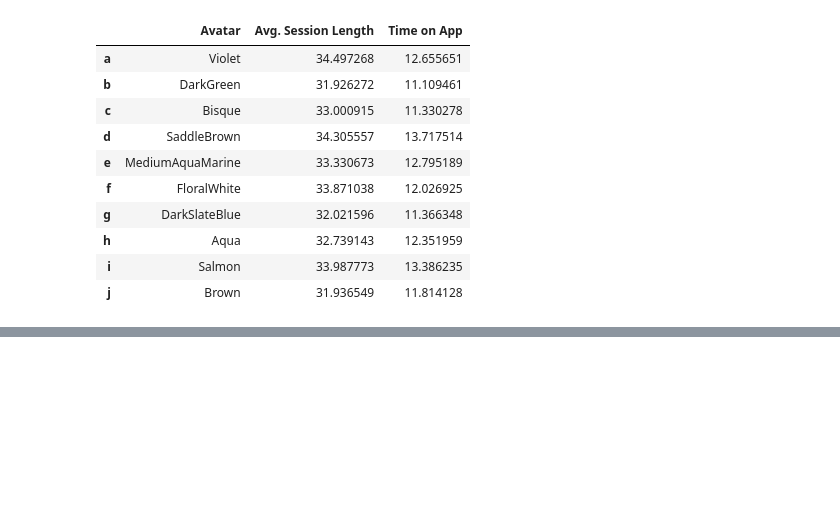
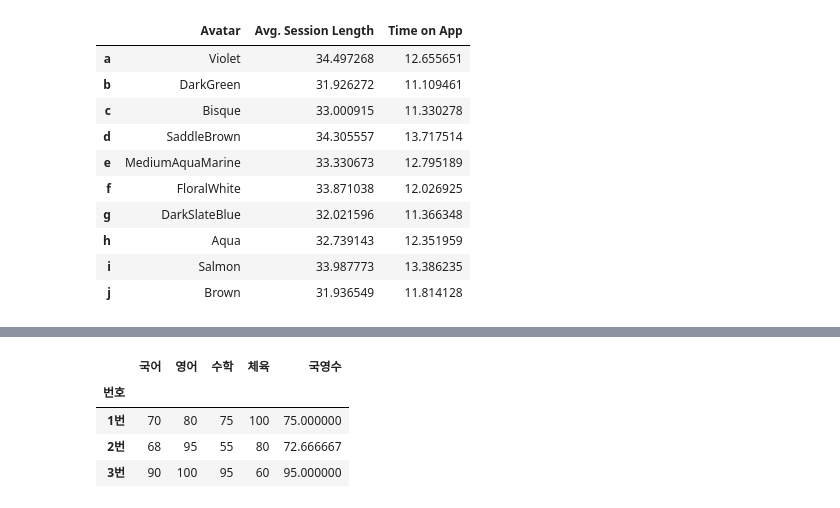
Before and after one commit to psuny1116/python-, a Jupyter notebook: python_data_analysis_basic.ipynb, the cells around one changed output, grey strips where cells are left out. Drawn from its saved outputs; the diff is of its cells as text; code cells hidden in the pictures; blank space fills up the shorter version.

Commit message:
update python_data_analysis_basic

```diff
--- a/python_data_analysis_basic.ipynb
+++ b/python_data_analysis_basic.ipynb
@@ -924,3 +924,7 @@ data.tail()     # 데이터 뒷부분 5개만
 | 497 | dale88@hotmail.com | 0787 Andrews Ranch Apt. 633\nSout... | Cornsilk | 32.646777 | 11.499409 | 38.332576 | 4.958264 | ... |
 | 498 | cwilson@hotmail.com | 680 Jennifer Lodge Apt. 808\nBren... | Teal | 33.322501 | 12.391423 | 36.840086 | 2.336485 | ... |
 | 499 | hannahwilson@davidson.com | 49791 Rachel Heights Apt. 898\nEa... | DarkMagenta | 33.715981 | 12.418808 | 35.771016 | 2.735160 | ... |
+# %%
+fpath = './데이터분석/인강/6. 러닝스푼즈_포트폴리오/파이썬 기초 강의자료/Ch2)Pandas_Basic/data/exam.xlsx'
+data = pd.read_excel(fpath, index_col = '번호')     # index_col로 인덱스로 사용할 컬럼 지정
+data
@@ -926,0 +937,5 @@ data.tail()     # 데이터 뒷부분 5개만
+# %%
+# 새로운 칼럼 추가
+
+data['체육'] = [100, 80, 60]
+data
@@ -926,0 +948,9 @@ data.tail()     # 데이터 뒷부분 5개만
+# %%
+data['국영수'] = (data['국어'] + data['영어'] + data['수학']) / 3
+data
+# %% [output]
+|  | 국어 | 영어 | 수학 | 체육 | 국영수 |
+| 번호 |  |  |  |  |  |
+| 1번 | 70 | 80 | 75 | 100 | 75.000000 |
+| 2번 | 68 | 95 | 55 | 80 | 72.666667 |
+| 3번 | 90 | 100 | 95 | 60 | 95.000000 |
```
Also changed, not shown: parts of 6 cells of this notebook.
